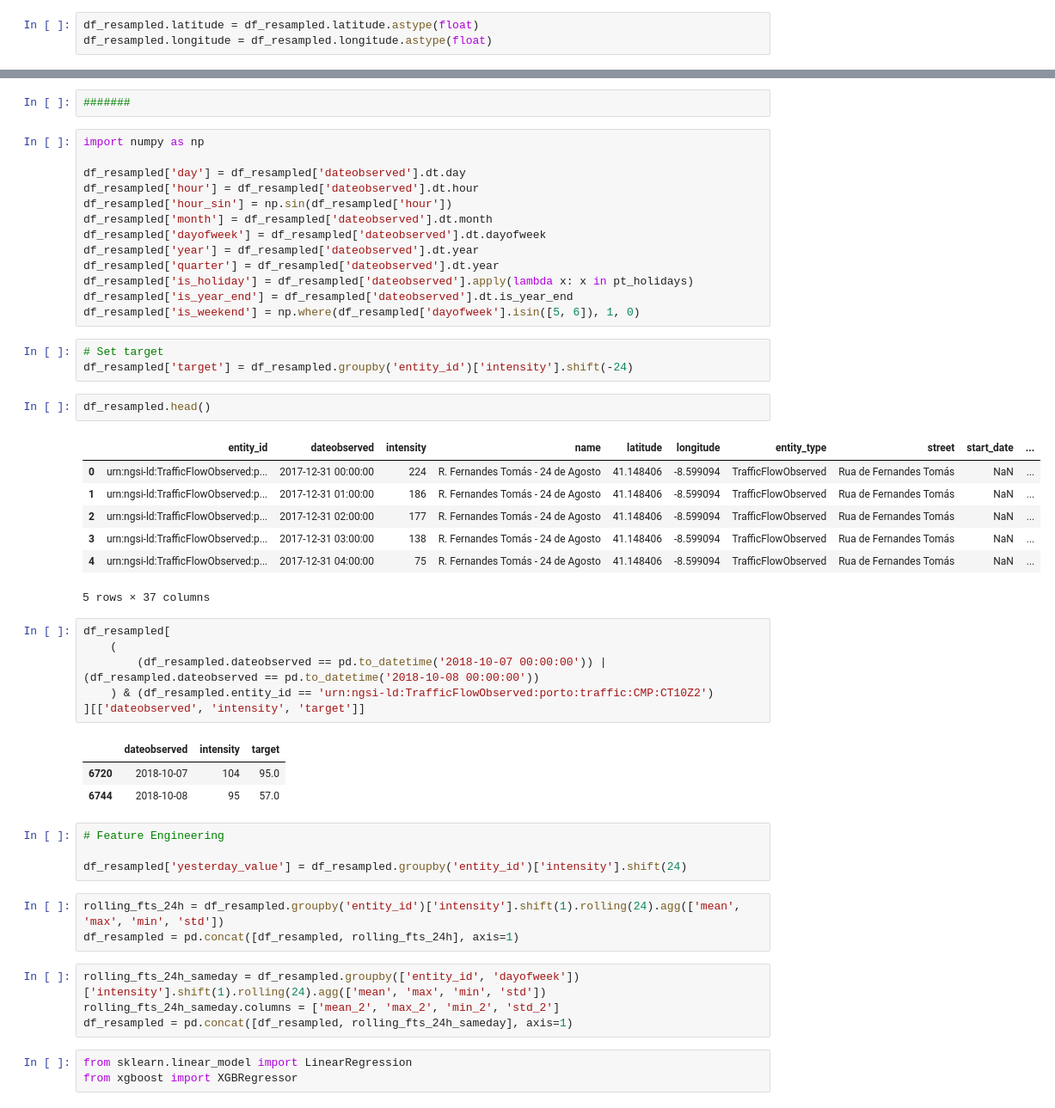
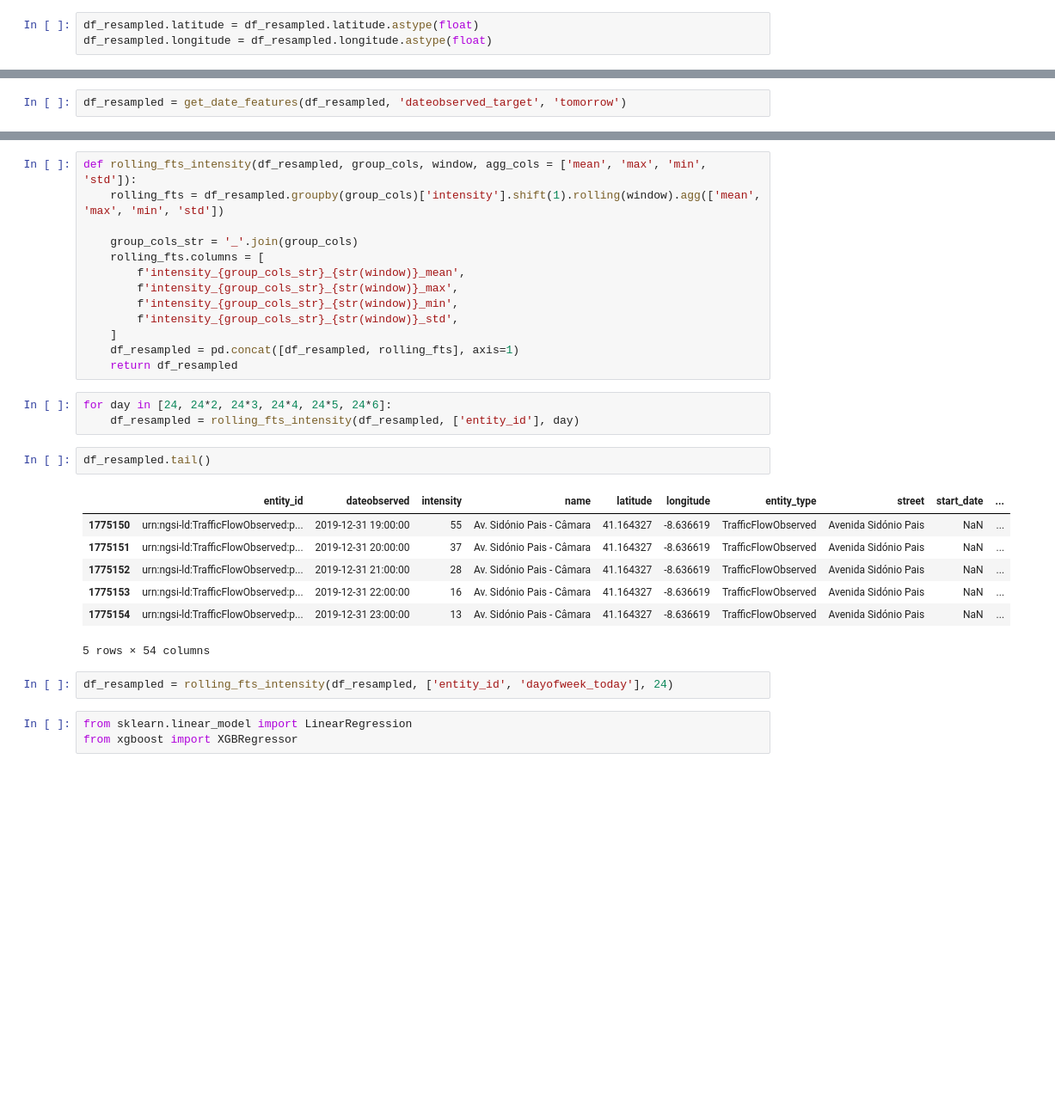
Before and after one commit to TiagoFilipeSousaGoncalves/wdl-tech-moguls, a Jupyter notebook: stage-2/code/Deliverable.ipynb, the cells around one changed output, grey strips where cells are left out. Shown at 86% size. Saved outputs shown, nothing was run; the diff lists cells and outputs as text; blank space fills up the shorter version.

```diff
--- a/stage-2/code/Deliverable.ipynb
+++ b/stage-2/code/Deliverable.ipynb
@@ -215,0 +297,2 @@ df_resampled.head()
+# %%
+df_resampled = get_date_features(df_resampled, 'dateobserved_target', 'tomorrow')
@@ -223,53 +354,32 @@ Index(['entity_id', 'dateobserved', 'intensity', 'name', 'latitude',
       dtype='object')
-# %%
-#######
-# %%
-import numpy as np
-
-df_resampled['day'] = df_resampled['dateobserved'].dt.day
-df_resampled['hour'] = df_resampled['dateobserved'].dt.hour
-df_resampled['hour_sin'] = np.sin(df_resampled['hour'])
-df_resampled['month'] = df_resampled['dateobserved'].dt.month
-df_resampled['dayofweek'] = df_resampled['dateobserved'].dt.dayofweek
-df_resampled['year'] = df_resampled['dateobserved'].dt.year
-df_resampled['quarter'] = df_resampled['dateobserved'].dt.year
-df_resampled['is_holiday'] = df_resampled['dateobserved'].apply(lambda x: x in pt_holidays)
-df_resampled['is_year_end'] = df_resampled['dateobserved'].dt.is_year_end
-df_resampled['is_weekend'] = np.where(df_resampled['dayofweek'].isin([5, 6]), 1, 0)
-# %%
-# Set target
-df_resampled['target'] = df_resampled.groupby('entity_id')['intensity'].shift(-24)
+# %%
+def rolling_fts_intensity(df_resampled, group_cols, window, agg_cols = ['mean', 'max', 'min', 'std']):
+    rolling_fts = df_resampled.groupby(group_cols)['intensity'].shift(1).rolling(window).agg(['mean', 'max', 'min', 'std'])
+
+    group_cols_str = '_'.join(group_cols)
+    rolling_fts.columns = [
+        f'intensity_{group_cols_str}_{str(window)}_mean',
+        f'intensity_{group_cols_str}_{str(window)}_max',
+        f'intensity_{group_cols_str}_{str(window)}_min',
+        f'intensity_{group_cols_str}_{str(window)}_std',
+    ]
+    df_resampled = pd.concat([df_resampled, rolling_fts], axis=1)
+    return df_resampled
+# %%
+for day in [24, 24*2, 24*3, 24*4, 24*5, 24*6]:
+    df_resampled = rolling_fts_intensity(df_resampled, ['entity_id'], day)
 # %%
-df_resampled.head()
+df_resampled.tail()
 # %% [output]
 |  | entity_id | dateobserved | intensity | name | latitude | longitude | entity_type | street | start_date | ... |
-| 0 | urn:ngsi-ld:TrafficFlowObserved:p... | 2017-12-31 00:00:00 | 224 | R. Fernandes Tomás - 24 de Agosto | 41.148406 | -8.599094 | TrafficFlowObserved | Rua de Fernandes Tomás | NaN | ... |
-| 1 | urn:ngsi-ld:TrafficFlowObserved:p... | 2017-12-31 01:00:00 | 186 | R. Fernandes Tomás - 24 de Agosto | 41.148406 | -8.599094 | TrafficFlowObserved | Rua de Fernandes Tomás | NaN | ... |
-| 2 | urn:ngsi-ld:TrafficFlowObserved:p... | 2017-12-31 02:00:00 | 177 | R. Fernandes Tomás - 24 de Agosto | 41.148406 | -8.599094 | TrafficFlowObserved | Rua de Fernandes Tomás | NaN | ... |
-| 3 | urn:ngsi-ld:TrafficFlowObserved:p... | 2017-12-31 03:00:00 | 138 | R. Fernandes Tomás - 24 de Agosto | 41.148406 | -8.599094 | TrafficFlowObserved | Rua de Fernandes Tomás | NaN | ... |
-| 4 | urn:ngsi-ld:TrafficFlowObserved:p... | 2017-12-31 04:00:00 | 75 | R. Fernandes Tomás - 24 de Agosto | 41.148406 | -8.599094 | TrafficFlowObserved | Rua de Fernandes Tomás | NaN | ... |
+| 1775150 | urn:ngsi-ld:TrafficFlowObserved:p... | 2019-12-31 19:00:00 | 55 | Av. Sidónio Pais - Câmara | 41.164327 | -8.636619 | TrafficFlowObserved | Avenida Sidónio Pais | NaN | ... |
+| 1775151 | urn:ngsi-ld:TrafficFlowObserved:p... | 2019-12-31 20:00:00 | 37 | Av. Sidónio Pais - Câmara | 41.164327 | -8.636619 | TrafficFlowObserved | Avenida Sidónio Pais | NaN | ... |
+| 1775152 | urn:ngsi-ld:TrafficFlowObserved:p... | 2019-12-31 21:00:00 | 28 | Av. Sidónio Pais - Câmara | 41.164327 | -8.636619 | TrafficFlowObserved | Avenida Sidónio Pais | NaN | ... |
+| 1775153 | urn:ngsi-ld:TrafficFlowObserved:p... | 2019-12-31 22:00:00 | 16 | Av. Sidónio Pais - Câmara | 41.164327 | -8.636619 | TrafficFlowObserved | Avenida Sidónio Pais | NaN | ... |
+| 1775154 | urn:ngsi-ld:TrafficFlowObserved:p... | 2019-12-31 23:00:00 | 13 | Av. Sidónio Pais - Câmara | 41.164327 | -8.636619 | TrafficFlowObserved | Avenida Sidónio Pais | NaN | ... |
-5 rows × 37 columns
+5 rows × 54 columns
-# %%
-df_resampled[
-    (
-        (df_resampled.dateobserved == pd.to_datetime('2018-10-07 00:00:00')) | (df_resampled.dateobserved == pd.to_datetime('2018-10-08 00:00:00'))
-    ) & (df_resampled.entity_id == 'urn:ngsi-ld:TrafficFlowObserved:porto:traffic:CMP:CT10Z2')
-][['dateobserved', 'intensity', 'target']]
-# %% [output]
-|  | dateobserved | intensity | target |
-| 6720 | 2018-10-07 | 104 | 95.0 |
-| 6744 | 2018-10-08 | 95 | 57.0 |
-# %%
-# Feature Engineering
-
-df_resampled['yesterday_value'] = df_resampled.groupby('entity_id')['intensity'].shift(24)
-# %%
-rolling_fts_24h = df_resampled.groupby('entity_id')['intensity'].shift(1).rolling(24).agg(['mean', 'max', 'min', 'std'])
-df_resampled = pd.concat([df_resampled, rolling_fts_24h], axis=1)
-# %%
-rolling_fts_24h_sameday = df_resampled.groupby(['entity_id', 'dayofweek'])['intensity'].shift(1).rolling(24).agg(['mean', 'max', 'min', 'std'])
-rolling_fts_24h_sameday.columns = ['mean_2', 'max_2', 'min_2', 'std_2']
-df_resampled = pd.concat([df_resampled, rolling_fts_24h_sameday], axis=1)
+# %%
+df_resampled = rolling_fts_intensity(df_resampled, ['entity_id', 'dayofweek_today'], 24)
 # %%
 from sklearn.linear_model import LinearRegression
 from xgboost import XGBRegressor
```
Also changed, not shown: parts of 51 cells of this notebook.
